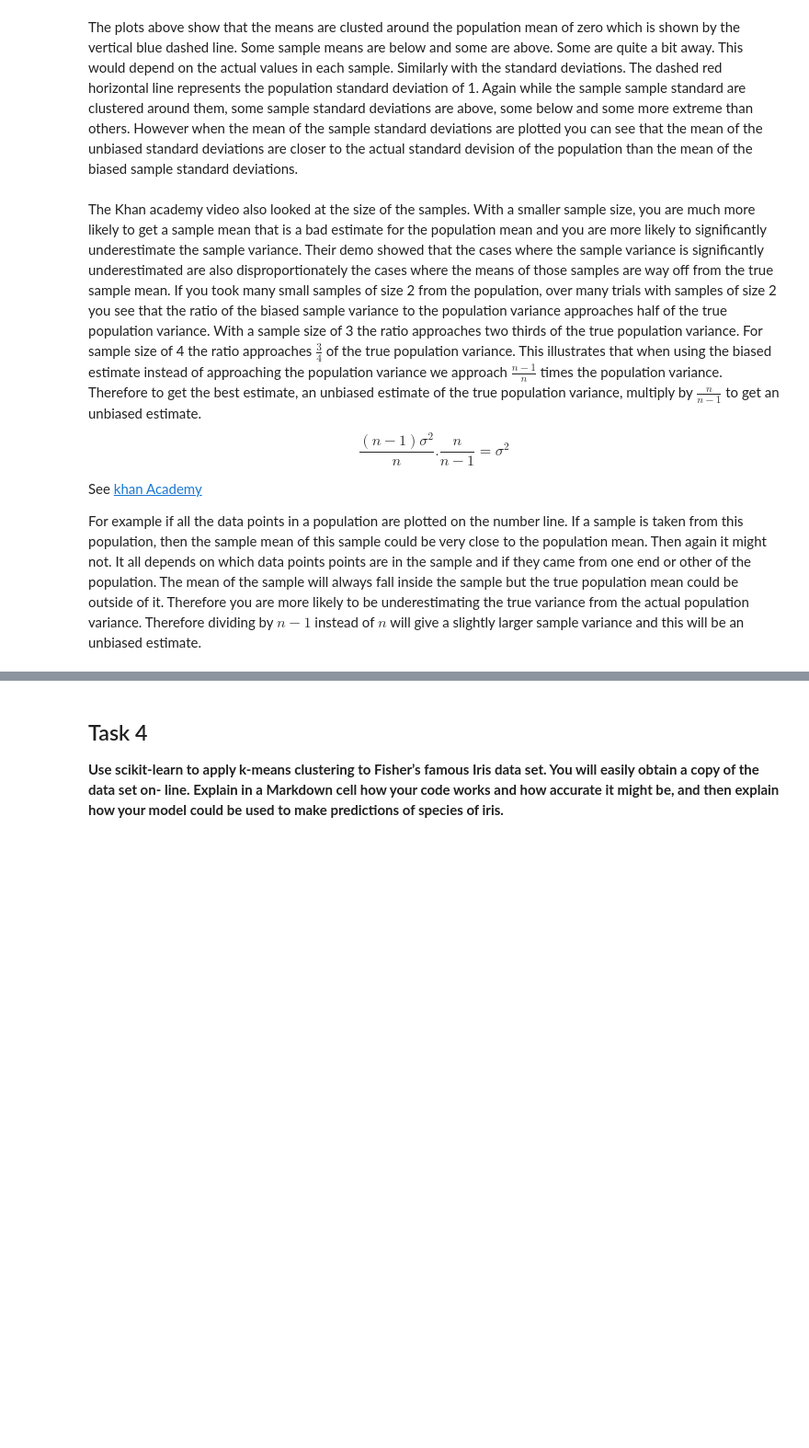
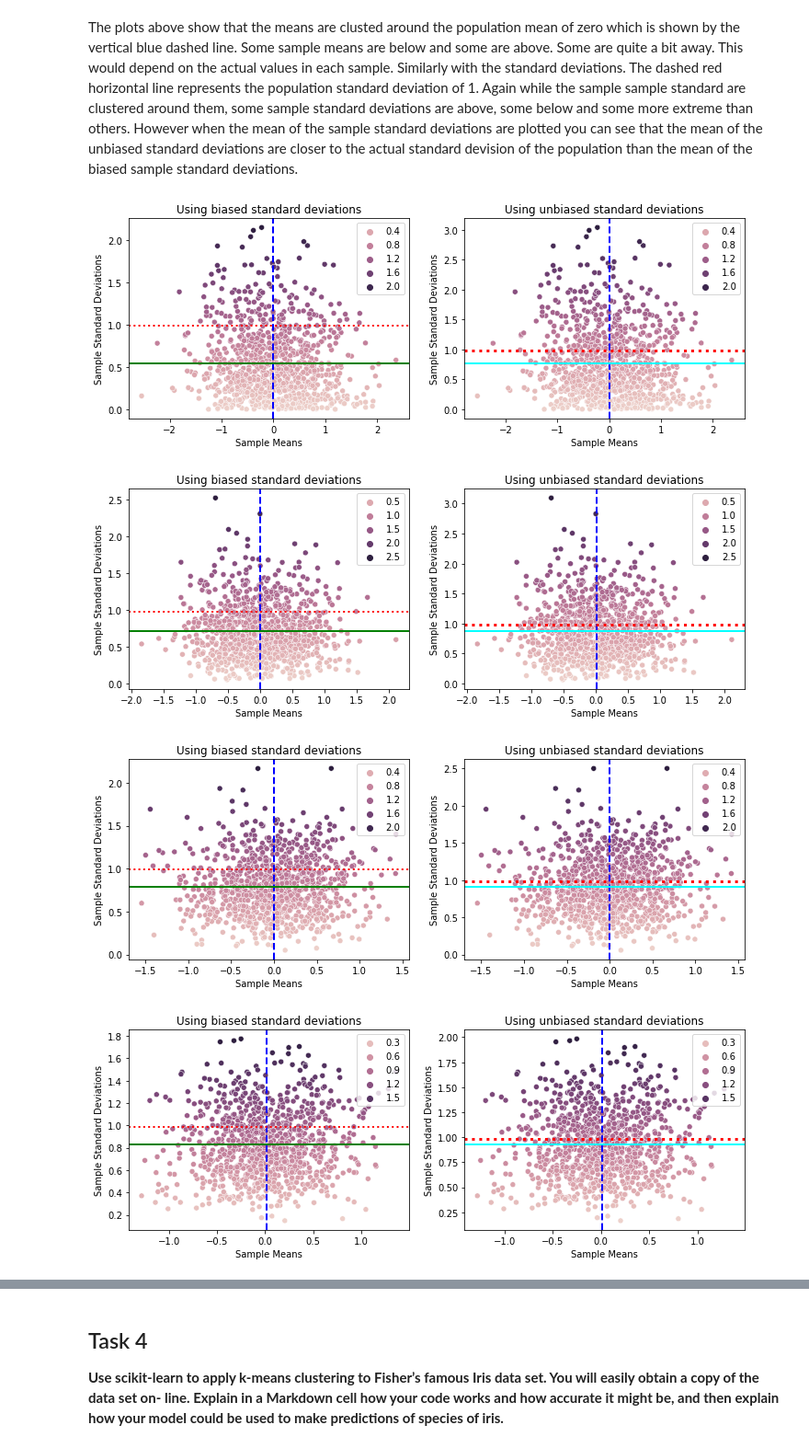
Before and after one commit to angela1C/Machine-Learning-and-Statistics-Tasks-Project-2020, a Jupyter notebook: Tasks.ipynb, the cells around one changed output, grey strips where cells are left out. Shown at 92% size. Cells and saved outputs as stored; diff of their text form; code cells hidden in the pictures; blank space fills up the shorter version.

Commit message:
tidying up and editing task 3, some additional plots, references numbered and moved to reference section

```diff
--- a/Tasks.ipynb
+++ b/Tasks.ipynb
@@ -1031,15 +1003,57 @@ plt.show()
 # %% [markdown]
 The plots above show that the means are clusted around the population mean of zero which is shown by the vertical blue dashed line. Some sample means are below and some are above. Some are quite a bit away. This would depend on the actual values in each sample.
 Similarly with the standard deviations. The dashed red horizontal line represents the population standard deviation of 1. Again while the sample sample standard are clustered around them, some sample standard deviations are above, some below and some more extreme than others. However when the mean of the sample standard deviations are plotted you can see that the mean of the unbiased standard deviations are closer to the actual standard devision of the population than the mean of the biased sample standard deviations.
-# %% [markdown]
-
-
-The Khan academy video also looked at the size of the samples. With a smaller sample size, you are much more likely to get a sample mean that is a bad estimate for the population mean and you are more likely to significantly underestimate the sample variance. Their demo showed that the cases where the sample variance is significantly underestimated are also disproportionately the cases where the means of those samples are way off from the true sample mean. If you took many small samples of size 2 from the population, over many trials with samples of size 2 you see that the ratio of the biased sample variance to the population variance approaches half of the true population variance. With a sample size of 3 the ratio approaches two thirds of the true population variance. For sample size of 4 the ratio approaches $\frac{3}{4}$ of the true population variance. This illustrates that when using the biased estimate instead of approaching the population variance we approach $\frac{n-1}{n}$ times the population variance.
-Therefore to get the best estimate, an unbiased estimate of the true population variance, multiply by $\frac{n}{n-1}$ to get an unbiased estimate. $$\frac{(n-1)\sigma^2}{n}.\frac{n}{n-1}=\sigma^2$$
-
-
-See [khan Academy](https://www.khanacademy.org/math/statistics-probability/summarizing-quantitative-data)
-
-
-For example if all the data points in a population are plotted on the number line. If a sample is taken from this population, then the sample mean of this sample could be very close to the population mean. Then again it might not. It all depends on which data points points are in the sample and if they came from one end or other of the population. The mean of the sample will always fall inside the sample but the true population mean could be outside of it. Therefore you are more likely to be underestimating the true variance from the actual population variance.
-Therefore dividing by $n-1$ instead of $n$ will give a slightly larger sample variance and this  will be an unbiased estimate.
+# %%
+def plotx(s):
+
+    sample_size = s
+# 1000
+    no_samples = 1000
+#size of the sample here is a tuple(m,n) to get m * n samples
+    samps = np.random.standard_normal((no_samples, sample_size))
+
+
+# the mean of all the sample means
+    sample_means = samps.mean(axis=1)
+
+# array of the means of the samples
+    means = samps.mean(axis=1)
+# array of the variances (biased using n)
+    vars_b = samps.var(axis=1)
+# array of the variances (unbiased using n-1)
+    vars_ub = samps.var(axis=1, ddof=1)
+# array of the standard deviations using biased (n)
+    stds_b = samps.std(axis=1)
+# array of the sample standard deviations using unbiased (n-1)
+    stds_ub = samps.std(axis=1, ddof=1)
+
+    x = sample_means
+    y = stds_b
+    z = stds_ub
+    a = stds_b.mean()
+# mean of the unbiased formula
+    b = stds_ub.mean()
+
+
+# set up the subplots and figure sizes
+    f, axes = plt.subplots(1, 2, figsize=(12, 4))
+    sns.scatterplot(x =x,y=y, hue=y, ax=axes[0])
+    sns.scatterplot(x =x,y=z, hue=y, ax=axes[1])
+    axes[0].axvline(samps.mean(), color='blue', linewidth=2, linestyle="--")
+    axes[1].axvline(samps.mean(), color='blue', linewidth=2, linestyle="--")
+    axes[0].axhline(samps.std(), color='red', linewidth=2, linestyle=":")
+    axes[0].axhline(stds_b.mean(), color='green', linewidth=2)
+    axes[1].axhline(samps.std(), color='red', linewidth=3, linestyle=":")
+    axes[1].axhline(stds_ub.mean(), color='cyan', linewidth=2)
+    axes[0].set(xlabel='Sample Means', ylabel='Sample Standard Deviations')
+    axes[1].set(xlabel='Sample Means', ylabel='Sample Standard Deviations')
+    axes[0].set_title("Using biased standard deviations")
+    axes[1].set_title("Using unbiased standard deviations")
+    plt.show()
+for i in range(2,8):
+    plotx(i)
+# %% [output]
+[figure, added]
+[figure, added]
+[figure, added]
+[figure, added]
```
Also changed, not shown: parts of 18 cells of this notebook.
